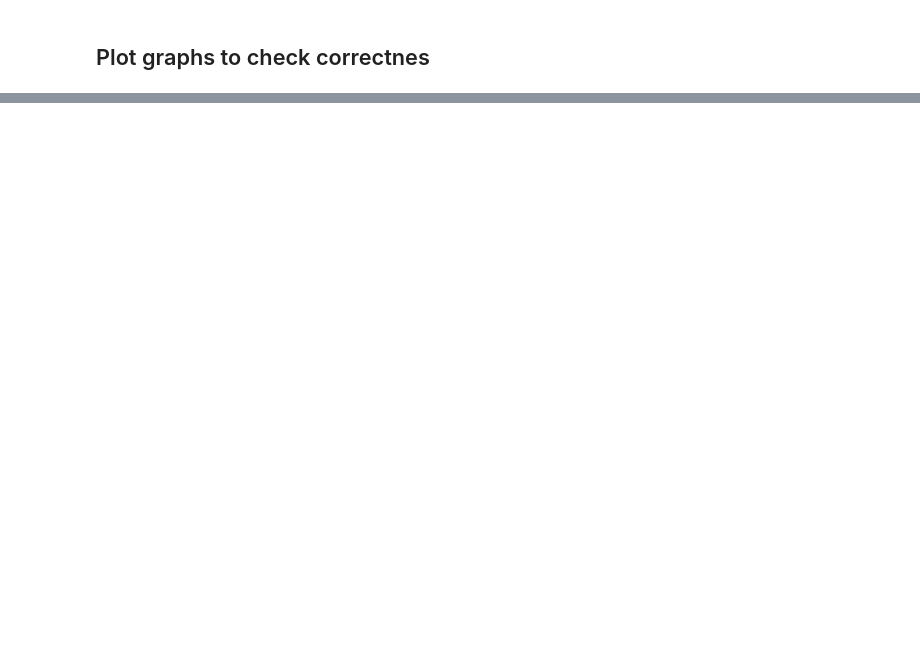
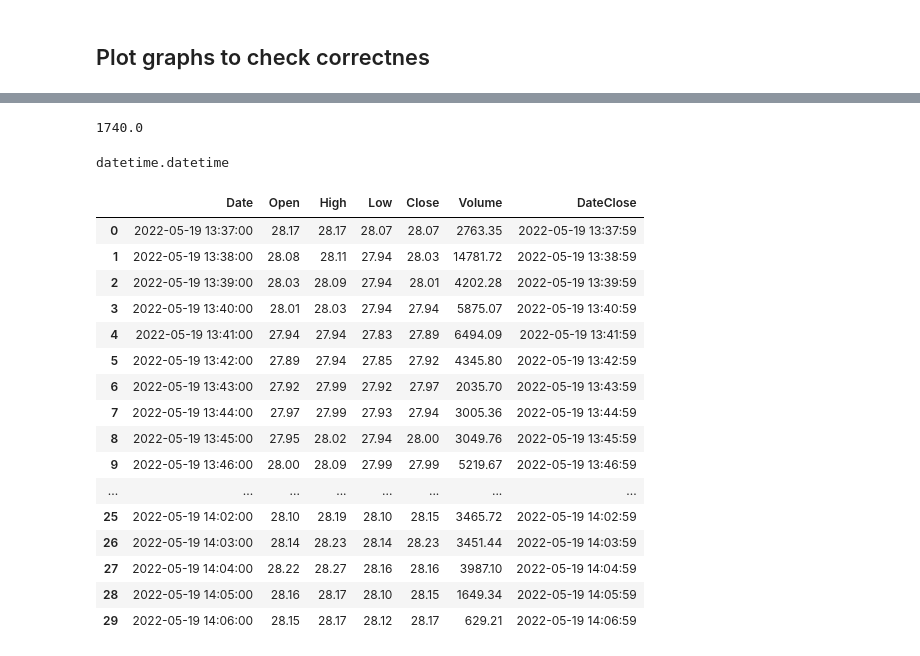
Before and after one commit to MAGLeb/current_practice, a Jupyter notebook: binance_crypto_trading/main.ipynb, the cells around one changed output, grey strips where cells are left out. Saved outputs shown, nothing was run; the diff lists cells and outputs as text; code cells hidden in the pictures; blank space fills up the shorter version.

```diff
--- a/binance_crypto_trading/main.ipynb
+++ b/binance_crypto_trading/main.ipynb
@@ -87,0 +226,33 @@ fig3.show()
+# %%
+curr.iloc[22]['Date'].timestamp() - last_open_date
+# %% [output]
+1740.0
+# %%
+historical_data = client.klines("AVAXUSDT", interval="30m", limit=1000)
+historical_df = create_dataframe_from_binance_data(historical_data)
+last_open_date = historical_df.iloc[-1]['Date']
+close_open_date = historical_df.iloc[-1]['DateClose']
+# %%
+datetime
+# %% [output]
+datetime.datetime
+# %%
+curr[curr['Date'] >= last_open_date]
+# %% [output]
+|  | Date | Open | High | Low | Close | Volume | DateClose |
+| 0 | 2022-05-19 13:37:00 | 28.17 | 28.17 | 28.07 | 28.07 | 2763.35 | 2022-05-19 13:37:59 |
+| 1 | 2022-05-19 13:38:00 | 28.08 | 28.11 | 27.94 | 28.03 | 14781.72 | 2022-05-19 13:38:59 |
+| 2 | 2022-05-19 13:39:00 | 28.03 | 28.09 | 27.94 | 28.01 | 4202.28 | 2022-05-19 13:39:59 |
+| 3 | 2022-05-19 13:40:00 | 28.01 | 28.03 | 27.94 | 27.94 | 5875.07 | 2022-05-19 13:40:59 |
+| 4 | 2022-05-19 13:41:00 | 27.94 | 27.94 | 27.83 | 27.89 | 6494.09 | 2022-05-19 13:41:59 |
+| 5 | 2022-05-19 13:42:00 | 27.89 | 27.94 | 27.85 | 27.92 | 4345.80 | 2022-05-19 13:42:59 |
+| 6 | 2022-05-19 13:43:00 | 27.92 | 27.99 | 27.92 | 27.97 | 2035.70 | 2022-05-19 13:43:59 |
+| 7 | 2022-05-19 13:44:00 | 27.97 | 27.99 | 27.93 | 27.94 | 3005.36 | 2022-05-19 13:44:59 |
+| 8 | 2022-05-19 13:45:00 | 27.95 | 28.02 | 27.94 | 28.00 | 3049.76 | 2022-05-19 13:45:59 |
+| 9 | 2022-05-19 13:46:00 | 28.00 | 28.09 | 27.99 | 27.99 | 5219.67 | 2022-05-19 13:46:59 |
+| ... | ... | ... | ... | ... | ... | ... | ... |
+| 25 | 2022-05-19 14:02:00 | 28.10 | 28.19 | 28.10 | 28.15 | 3465.72 | 2022-05-19 14:02:59 |
+| 26 | 2022-05-19 14:03:00 | 28.14 | 28.23 | 28.14 | 28.23 | 3451.44 | 2022-05-19 14:03:59 |
+| 27 | 2022-05-19 14:04:00 | 28.22 | 28.27 | 28.16 | 28.16 | 3987.10 | 2022-05-19 14:04:59 |
+| 28 | 2022-05-19 14:05:00 | 28.16 | 28.17 | 28.10 | 28.15 | 1649.34 | 2022-05-19 14:05:59 |
+| 29 | 2022-05-19 14:06:00 | 28.15 | 28.17 | 28.12 | 28.17 | 629.21 | 2022-05-19 14:06:59 |
```
Also changed, not shown: parts of 20 cells of this notebook, 6 other files.
